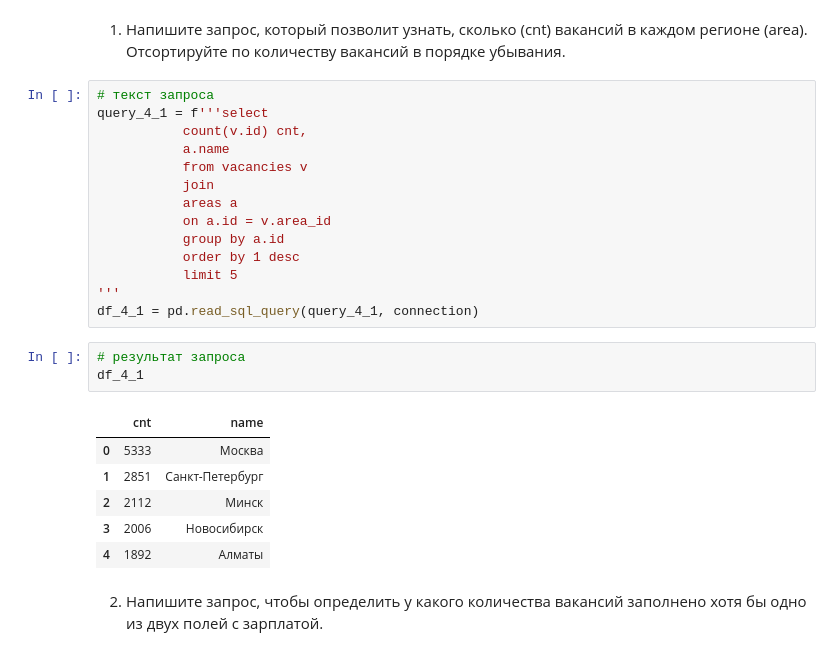
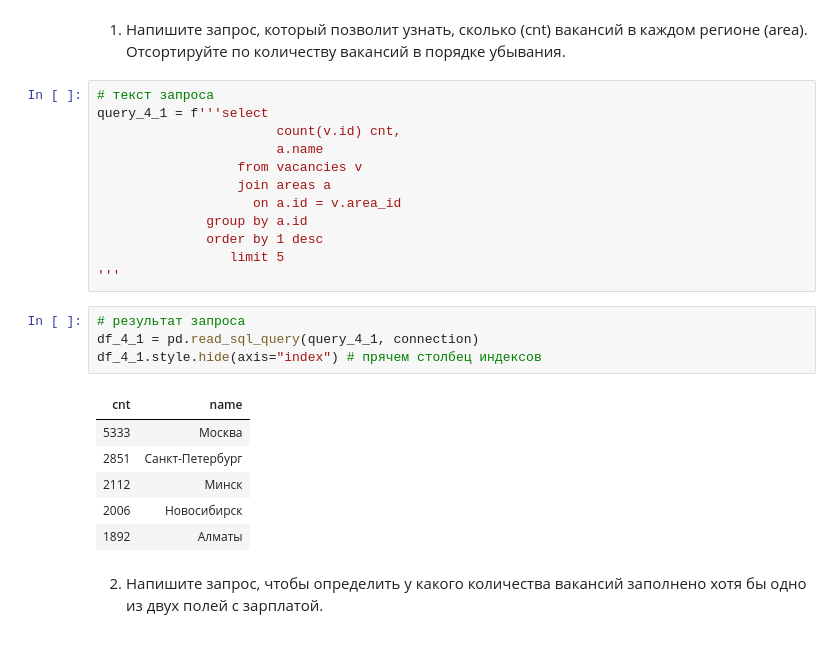
Before and after one commit to ElenaBask/Homework_SF, a Jupyter notebook: Project_2/Анализ вакансий из базы данных HeadHunter.ipynb, the cells around one changed output. Saved outputs shown, nothing was run; the diff lists cells and outputs as text.

```diff
--- a/Project_2/Анализ вакансий из базы данных HeadHunter.ipynb
+++ b/Project_2/Анализ вакансий из базы данных HeadHunter.ipynb
@@ -81,26 +93,25 @@ df_i.shape[0]
 # %%
 # текст запроса
 query_4_1 = f'''select
-           count(v.id) cnt,
-           a.name
-           from vacancies v
-           join
-           areas a
-           on a.id = v.area_id
-           group by a.id
-           order by 1 desc
-           limit 5
+                       count(v.id) cnt,
+                       a.name
+                  from vacancies v
+                  join areas a
+                    on a.id = v.area_id
+              group by a.id
+              order by 1 desc
+                 limit 5
 '''
-df_4_1 = pd.read_sql_query(query_4_1, connection)
 # %%
 # результат запроса
-df_4_1
+df_4_1 = pd.read_sql_query(query_4_1, connection)
+df_4_1.style.hide(axis="index") # прячем столбец индексов
 # %% [output]
-|  | cnt | name |
-| 0 | 5333 | Москва |
-| 1 | 2851 | Санкт-Петербург |
-| 2 | 2112 | Минск |
-| 3 | 2006 | Новосибирск |
-| 4 | 1892 | Алматы |
+| cnt | name |
+| 5333 | Москва |
+| 2851 | Санкт-Петербург |
+| 2112 | Минск |
+| 2006 | Новосибирск |
+| 1892 | Алматы |
 # %% [markdown]
 2. Напишите запрос, чтобы определить у какого количества вакансий заполнено хотя бы одно из двух полей с зарплатой.
```
Also changed, not shown: parts of 52 cells of this notebook.
